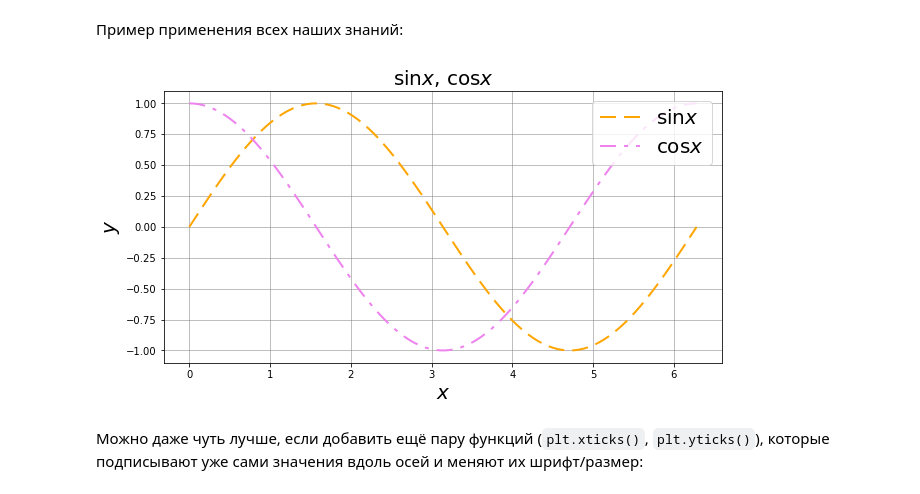
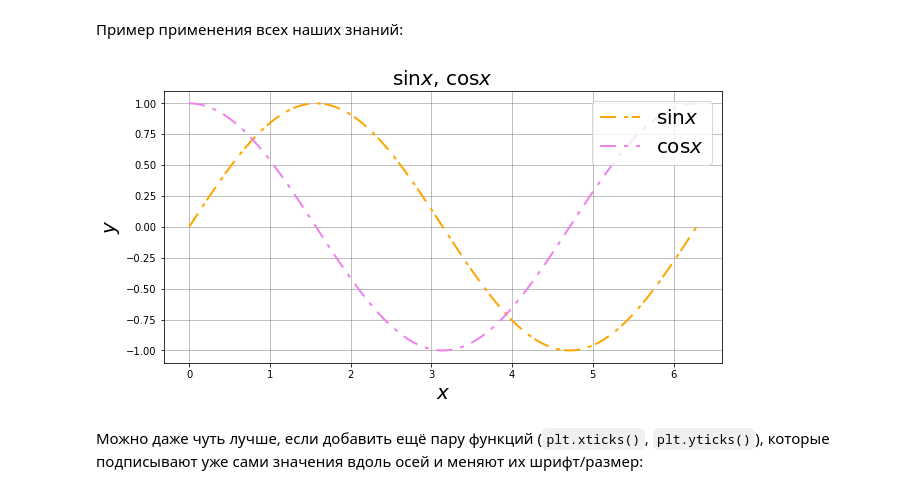
Before and after one commit to denieryd/mipt-deep-learning, a Jupyter notebook: 3. Pandas_knn/matplotlib/extra/[extra_seminar]matplotlib.ipynb, the cells around one changed output. Saved outputs shown, nothing was run; the diff lists cells and outputs as text; code cells hidden in the pictures.

```diff
--- a/3. Pandas_knn/matplotlib/extra/[extra_seminar]matplotlib.ipynb
+++ b/3. Pandas_knn/matplotlib/extra/[extra_seminar]matplotlib.ipynb
@@ -405,21 +386,21 @@ plt.show()
 # %%
 x = np.linspace(0, 2 * np.pi, 100)
 
 plt.figure(figsize=(10, 5))
 
 plt.title('$\sin x$, $\cos x$', fontsize=20)
 
-plt.plot(x, np.sin(x), linewidth=2, color="orange", dashes=[8, 4], label='$\sin x$')
+plt.plot(x, np.sin(x), linewidth=2, color="orange", dashes=[8, 4, 2, 2], label='$\sin x$')
 plt.plot(x, np.cos(x), linewidth=2, color="violet", dashes=[8, 4, 2, 4], label='$\cos x$')
 
 plt.xlabel('$x$', fontsize=20)
 plt.ylabel('$y$', fontsize=20)
 
 plt.legend(fontsize=20, loc=1)
 plt.grid(color="grey", linestyle='-', linewidth=0.5)
 plt.show()
 # %% [output]
-[figure, old version]
+[figure, new version]
 # %% [markdown]
 Можно даже чуть лучше, если добавить ещё пару функций (`plt.xticks()`, `plt.yticks()`), которые подписывают уже сами значения вдоль осей и меняют их шрифт/размер:
 # %%
```
Also changed, not shown: parts of 17 cells of this notebook, 1 other file.
